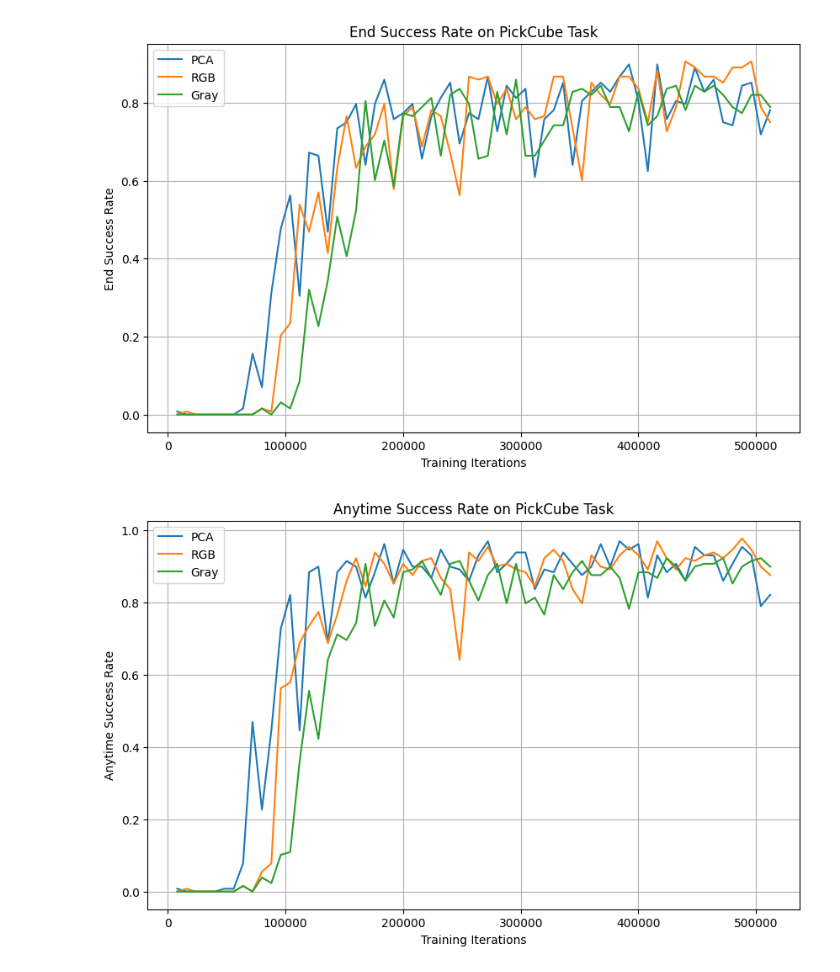
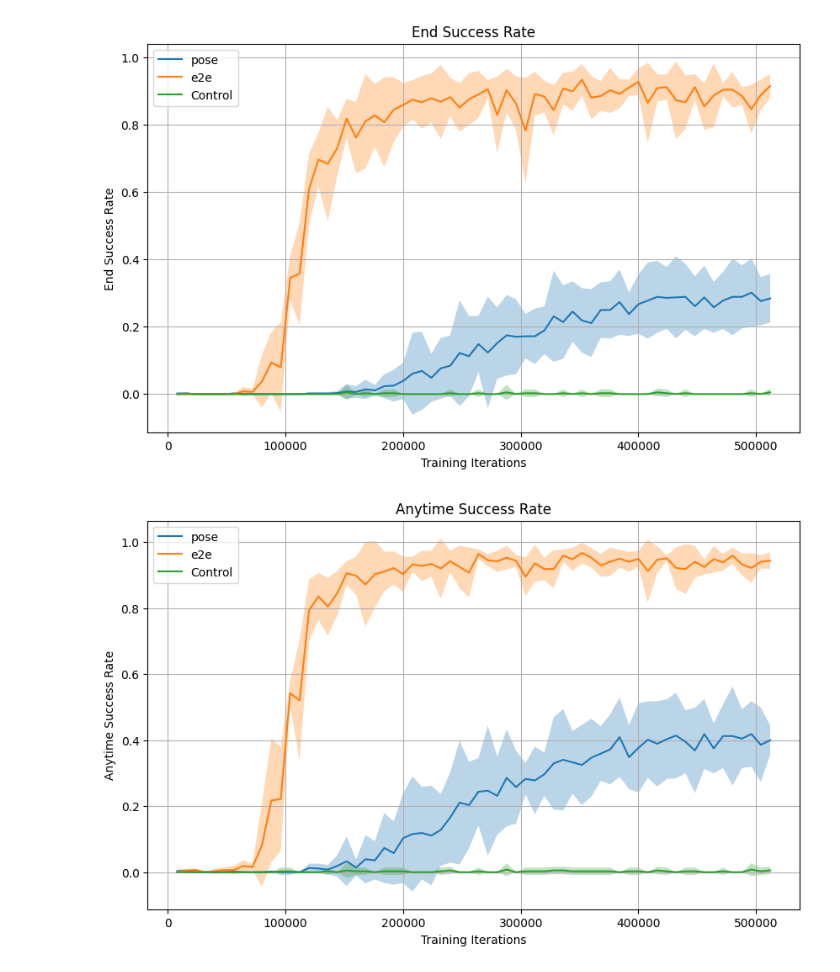
Before and after one commit to Feebami/Pose-CV-SAC, a Jupyter notebook: analysis.ipynb, the cells around one changed output. Drawn from its saved outputs; the diff is of its cells as text; code cells hidden in the pictures.

```diff
--- a/analysis.ipynb
+++ b/analysis.ipynb
@@ -8,6 +8,3 @@ for folder in os.listdir('runs'):
     log_path = os.path.join('runs', folder, 'results.csv')
     if os.path.exists(log_path):
         dfs[folder] = pd.read_csv(log_path)
-
-for df in dfs.values():
-    display(df.tail())
@@ -85,13 +74,16 @@ plt.show()
 # %%
 pose_end_success = []
-rgb_end_success = []
+e2e_end_success = []
+control_end_success = []
 plt.figure(figsize=(10, 6))
 for trial_name, trial_dfs in trials.items():
     for df in trial_dfs:
         if 'pose' in trial_name:
             pose_end_success.append(df['success_rate'].values)
-        elif 'rgb' in trial_name:
-            rgb_end_success.append(df['success_rate'].values)
+        elif 'e2e' in trial_name:
+            e2e_end_success.append(df['success_rate'].values)
+        elif 'control' in trial_name:
+            control_end_success.append(df['success_rate'].values)
 if pose_end_success:
     pose_end_success_array = np.stack(pose_end_success, axis=1)
     n = pose_end_success_array.shape[1]
@@ -100,14 +92,22 @@ if pose_end_success:
     pose_ci = pose_sem * stats.t.ppf((1 + 0.95) / 2., n - 1)
     plt.plot(df['step'], pose_mean, label='pose')
     plt.fill_between(df['step'], pose_mean - pose_ci, pose_mean + pose_ci, alpha=0.3)
-if rgb_end_success:
-    rgb_end_success_array = np.stack(rgb_end_success, axis=1)
-    n = rgb_end_success_array.shape[1]
-    rgb_mean = np.mean(rgb_end_success_array, axis=1)
-    rgb_sem = stats.sem(rgb_end_success_array, axis=1)
-    rgb_ci = rgb_sem * stats.t.ppf((1 + 0.95) / 2., n - 1)
-    plt.plot(df['step'], rgb_mean, label='RGB')
-    plt.fill_between(df['step'], rgb_mean - rgb_ci, rgb_mean + rgb_ci, alpha=0.3)
+if e2e_end_success:
+    e2e_end_success_array = np.stack(e2e_end_success, axis=1)
+    n = e2e_end_success_array.shape[1]
+    e2e_mean = np.mean(e2e_end_success_array, axis=1)
+    e2e_sem = stats.sem(e2e_end_success_array, axis=1)
+    e2e_ci = e2e_sem * stats.t.ppf((1 + 0.95) / 2., n - 1)
+    plt.plot(df['step'], e2e_mean, label='e2e')
+    plt.fill_between(df['step'], e2e_mean - e2e_ci, e2e_mean + e2e_ci, alpha=0.3)
+if control_end_success:
+    control_end_success_array = np.stack(control_end_success, axis=1)
+    n = control_end_success_array.shape[1]
+    control_mean = np.mean(control_end_success_array, axis=1)
+    control_sem = stats.sem(control_end_success_array, axis=1)
+    control_ci = control_sem * stats.t.ppf((1 + 0.95) / 2., n - 1)
+    plt.plot(df['step'], control_mean, label='Control')
+    plt.fill_between(df['step'], control_mean - control_ci, control_mean + control_ci, alpha=0.3)
 plt.title(f'End Success Rate')
 plt.xlabel('Training Iterations')
 plt.ylabel('End Success Rate')
@@ -115,41 +115,52 @@ plt.legend()
 plt.grid()
 plt.show()
 # %% [output]
-[figure, old version]
+[figure, new version]
 # %%
 pose_anytime_success = []
-rgb_anytime_success = []
+e2e_anytime_success = []
+control_anytime_success = []
 plt.figure(figsize=(10, 6))
 for trial_name, trial_dfs in trials.items():
     for df in trial_dfs:
         if 'pose' in trial_name:
             pose_anytime_success.append(df['anytime_success_rate'].values)
-        elif 'rgb' in trial_name:
-            rgb_anytime_success.append(df['anytime_success_rate'].values)
+        elif 'e2e' in trial_name:
+            e2e_anytime_success.append(df['anytime_success_rate'].values)
+        elif 'control' in trial_name:
+            control_anytime_success.append(df['anytime_success_rate'].values)
 if pose_anytime_success:
     pose_anytime_success_array = np.stack(pose_anytime_success, axis=1)
     n = pose_anytime_success_array.shape[1]
     pose_mean = np.mean(pose_anytime_success_array, axis=1)
     pose_sem = stats.sem(pose_anytime_success_array, axis=1)
     pose_ci = pose_sem * stats.t.ppf((1 + 0.95) / 2., n - 1)
     plt.plot(df['step'], pose_mean, label='pose')
     plt.fill_between(df['step'], pose_mean - pose_ci, pose_mean + pose_ci, alpha=0.3)
-if rgb_anytime_success:
-    rgb_anytime_success_array = np.stack(rgb_anytime_success, axis=1)
-    n = rgb_anytime_success_array.shape[1]
-    rgb_mean = np.mean(rgb_anytime_success_array, axis=1)
-    rgb_sem = stats.sem(rgb_anytime_success_array, axis=1)
-    rgb_ci = rgb_sem * stats.t.ppf((1 + 0.95) / 2., n - 1)
-    plt.plot(df['step'], rgb_mean, label='RGB')
-    plt.fill_between(df['step'], rgb_mean - rgb_ci, rgb_mean + rgb_ci, alpha=0.3)
+if e2e_anytime_success:
+    e2e_anytime_success_array = np.stack(e2e_anytime_success, axis=1)
+    n = e2e_anytime_success_array.shape[1]
+    e2e_mean = np.mean(e2e_anytime_success_array, axis=1)
+    e2e_sem = stats.sem(e2e_anytime_success_array, axis=1)
+    e2e_ci = e2e_sem * stats.t.ppf((1 + 0.95) / 2., n - 1)
+    plt.plot(df['step'], e2e_mean, label='e2e')
+    plt.fill_between(df['step'], e2e_mean - e2e_ci, e2e_mean + e2e_ci, alpha=0.3)
+if control_anytime_success:
+    control_anytime_success_array = np.stack(control_anytime_success, axis=1)
+    n = control_anytime_success_array.shape[1]
+    control_mean = np.mean(control_anytime_success_array, axis=1)
+    control_sem = stats.sem(control_anytime_success_array, axis=1)
+    control_ci = control_sem * stats.t.ppf((1 + 0.95) / 2., n - 1)
+    plt.plot(df['step'], control_mean, label='Control')
+    plt.fill_between(df['step'], control_mean - control_ci, control_mean + control_ci, alpha=0.3)
 plt.title(f'Anytime Success Rate')
 plt.xlabel('Training Iterations')
 plt.ylabel('Anytime Success Rate')
 plt.legend()
 plt.grid()
 plt.show()
 # %% [output]
-[figure, old version]
+[figure, new version]
 # %%
 pose_anytime_success = []
 pose_wall_times = []
```
Also changed, not shown: parts of 5 cells of this notebook, 2 other files.
